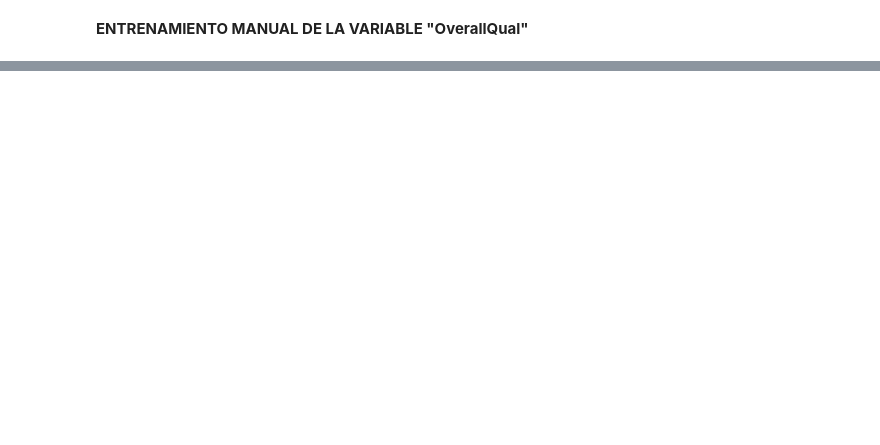
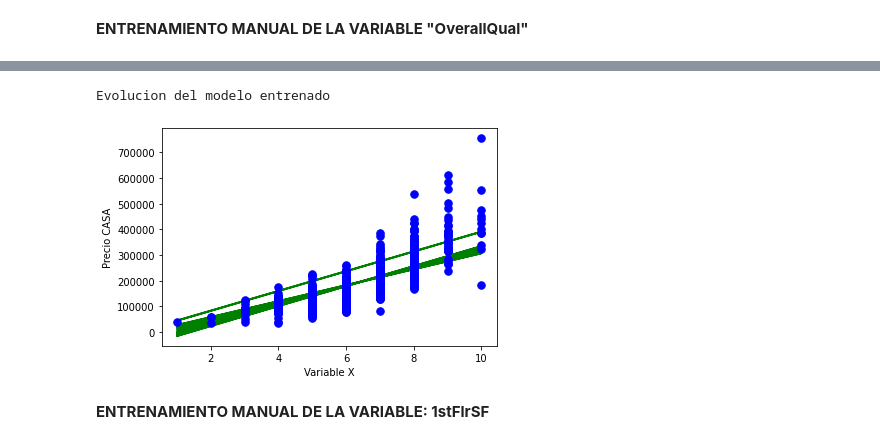
Before and after one commit to macde58/Proyecto-Final, a Jupyter notebook: Proyecto_Final_MAC.ipynb, the cells around one changed output, grey strips where cells are left out. Drawn from its saved outputs; the diff is of its cells as text; code cells hidden in the pictures; blank space fills up the shorter version.

```diff
--- a/Proyecto_Final_MAC.ipynb
+++ b/Proyecto_Final_MAC.ipynb
@@ -423,0 +450,8 @@ saleprice = train_frame["SalePrice"]
+# %%
+n=50
+graf_evolucion(overallQual_modelo,n,overallQual,saleprice)
+# %% [output]
+Evolucion del modelo entrenado
+[figure, added]
+# %% [markdown]
+**ENTRENAMIENTO MANUAL DE LA VARIABLE: 1stFlrSF**
```
Also changed, not shown: parts of 26 cells of this notebook.
